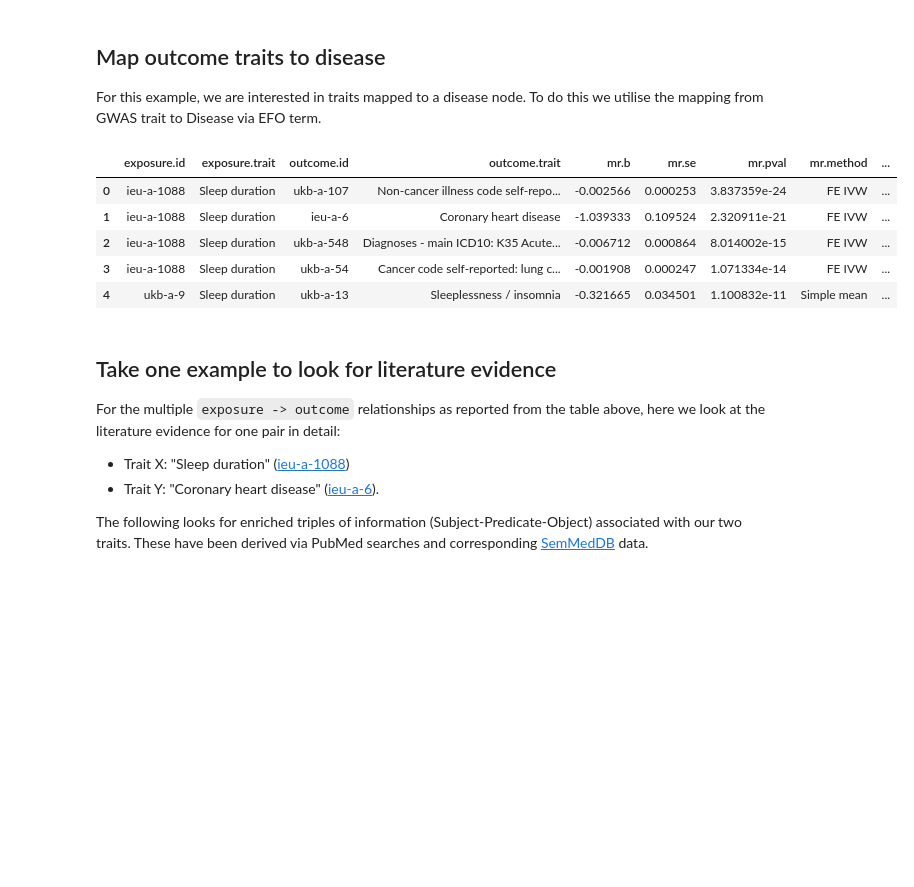
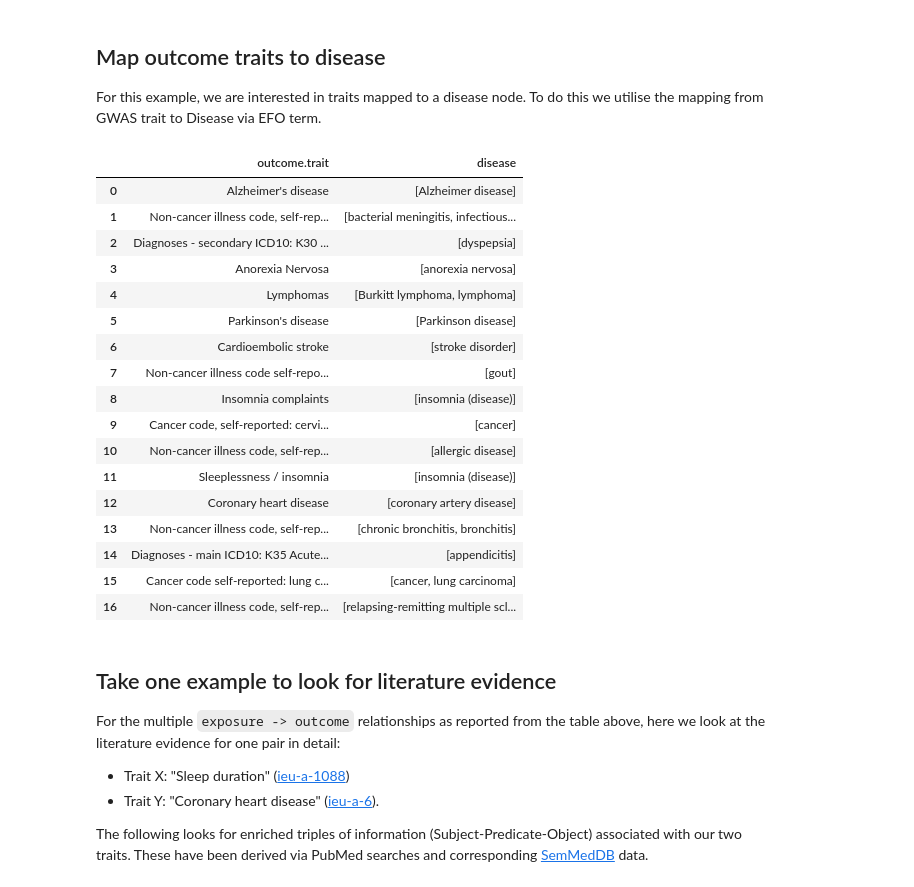
Before and after one commit to MRCIEU/epigraphdb, a Jupyter notebook: paper-case-studies/case-3-literature-triangulation.ipynb, the cells around one changed output. Saved outputs shown, nothing was run; the diff lists cells and outputs as text; code cells hidden in the pictures; blank space fills up the shorter version.

```diff
--- a/paper-case-studies/case-3-literature-triangulation.ipynb
+++ b/paper-case-studies/case-3-literature-triangulation.ipynb
@@ -68,30 +91,43 @@ For this example, we are interested in traits mapped to a disease node. To do th
 # %%
 def trait_to_disease(row):
     endpoint = "/ontology/gwas-efo-disease"
     url = f"{API_URL}{endpoint}"
     params = {
         "trait": row["outcome.trait"],
     }
     r = requests.get(url, params=params)
     r.raise_for_status()
     disease_df = pd.json_normalize(r.json()["results"])
     if "disease.label" in disease_df:
         return disease_df["disease.label"].drop_duplicates()
 
-
-disease_df = (
-    mr_df.assign(disease=lambda df: df.apply(trait_to_disease, axis=1))
+outcome_disease_df = (
+    mr_df[["outcome.trait"]]
+    .drop_duplicates()
+    .assign(disease=lambda df: df.apply(trait_to_disease, axis=1))
     .dropna()
     .reset_index(drop=True)
 )
-disease_df
+outcome_disease_df
 # %% [output]
-|  | exposure.id | exposure.trait | outcome.id | outcome.trait | mr.b | mr.se | mr.pval | mr.method | ... |
-| 0 | ieu-a-1088 | Sleep duration | ukb-a-107 | Non-cancer illness code self-repo... | -0.002566 | 0.000253 | 3.837359e-24 | FE IVW | ... |
-| 1 | ieu-a-1088 | Sleep duration | ieu-a-6 | Coronary heart disease | -1.039333 | 0.109524 | 2.320911e-21 | FE IVW | ... |
-| 2 | ieu-a-1088 | Sleep duration | ukb-a-548 | Diagnoses - main ICD10: K35 Acute... | -0.006712 | 0.000864 | 8.014002e-15 | FE IVW | ... |
-| 3 | ieu-a-1088 | Sleep duration | ukb-a-54 | Cancer code self-reported: lung c... | -0.001908 | 0.000247 | 1.071334e-14 | FE IVW | ... |
-| 4 | ukb-a-9 | Sleep duration | ukb-a-13 | Sleeplessness / insomnia | -0.321665 | 0.034501 | 1.100832e-11 | Simple mean | ... |
+|  | outcome.trait | disease |
+| 0 | Alzheimer's disease | [Alzheimer disease] |
+| 1 | Non-cancer illness code, self-rep... | [bacterial meningitis, infectious... |
+| 2 | Diagnoses - secondary ICD10: K30 ... | [dyspepsia] |
+| 3 | Anorexia Nervosa | [anorexia nervosa] |
+| 4 | Lymphomas | [Burkitt lymphoma, lymphoma] |
+| 5 | Parkinson's disease | [Parkinson disease] |
+| 6 | Cardioembolic stroke | [stroke disorder] |
+| 7 | Non-cancer illness code self-repo... | [gout] |
+| 8 | Insomnia complaints | [insomnia (disease)] |
+| 9 | Cancer code, self-reported: cervi... | [cancer] |
+| 10 | Non-cancer illness code, self-rep... | [allergic disease] |
+| 11 | Sleeplessness / insomnia | [insomnia (disease)] |
+| 12 | Coronary heart disease | [coronary artery disease] |
+| 13 | Non-cancer illness code, self-rep... | [chronic bronchitis, bronchitis] |
+| 14 | Diagnoses - main ICD10: K35 Acute... | [appendicitis] |
+| 15 | Cancer code self-reported: lung c... | [cancer, lung carcinoma] |
+| 16 | Non-cancer illness code, self-rep... | [relapsing-remitting multiple scl... |
 # %% [markdown]
 ## Take one example to look for literature evidence
 
```
Also changed, not shown: parts of 9 cells of this notebook, 4 other files.
